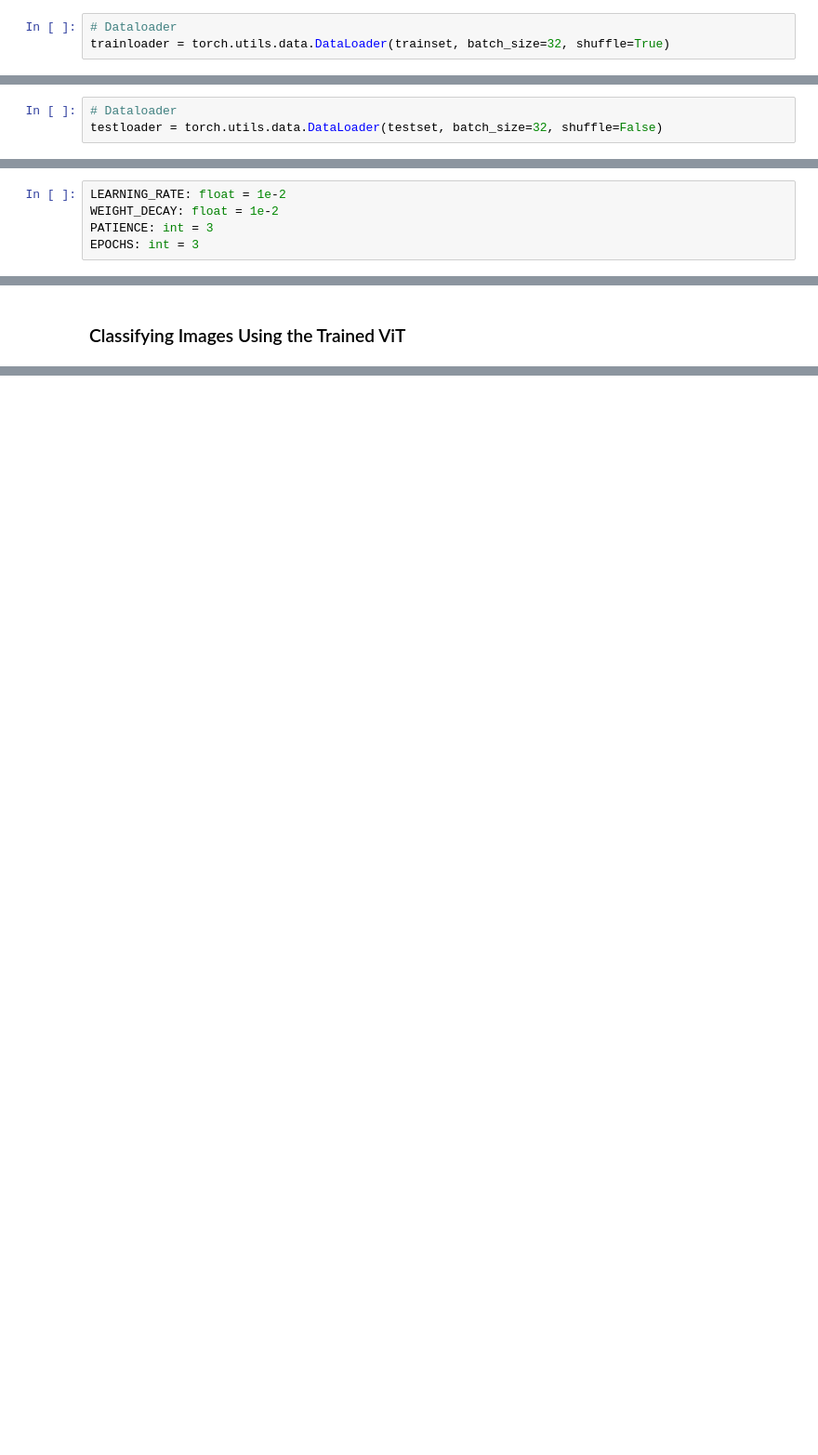
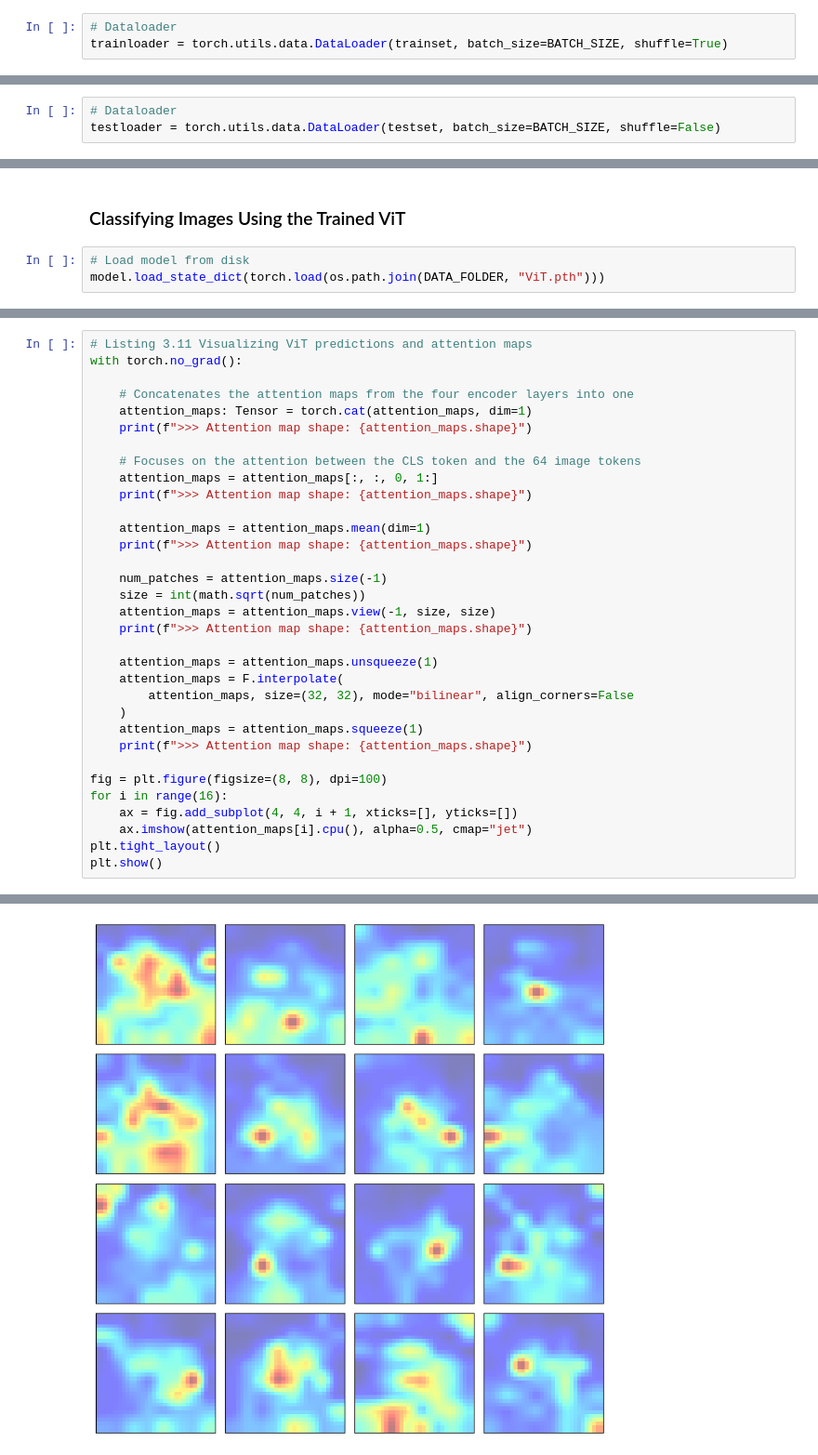
Before and after one commit to SandroAlex/llms-build-and-deploy, a Jupyter notebook: learning/build_a_text_to_image_generator_from_scratch/03_classify_images_with_a_vision_transformer.ipynb, the cells around one changed output, grey strips where cells are left out. Shown at 93% size. Drawn from its saved outputs; the diff is of its cells as text; blank space fills up the shorter version.

```diff
--- a/learning/build_a_text_to_image_generator_from_scratch/03_classify_images_with_a_vision_transformer.ipynb
+++ b/learning/build_a_text_to_image_generator_from_scratch/03_classify_images_with_a_vision_transformer.ipynb
@@ -124,7 +160,7 @@ trainset.transform = transforms.Compose(
 )
 # %%
 # Dataloader
-trainloader = torch.utils.data.DataLoader(trainset, batch_size=32, shuffle=True)
+trainloader = torch.utils.data.DataLoader(trainset, batch_size=BATCH_SIZE, shuffle=True)
 # %%
 # All batchs
 batchs = list(trainloader)
@@ -191,7 +235,7 @@ testset.transform = transforms.Compose(
 )
 # %%
 # Dataloader
-testloader = torch.utils.data.DataLoader(testset, batch_size=32, shuffle=False)
+testloader = torch.utils.data.DataLoader(testset, batch_size=BATCH_SIZE, shuffle=False)
 # %% [markdown]
 ## Building a ViT from Scratch
 # %% [markdown]
@@ -291,8 +368,3 @@ print(f">>> Number of trainable parameters: {n_params:,}")
-# %%
-LEARNING_RATE: float = 1e-2
-WEIGHT_DECAY: float = 1e-2
-PATIENCE: int = 3
-EPOCHS: int = 3
 # %% [markdown]
 ### Choosing the Optimizer and the Loss Function
 # %%
@@ -381,2 +485,5 @@ for i in range(EPOCHS):
 # %% [markdown]
 ### Classifying Images Using the Trained ViT
+# %%
+# Load model from disk
+model.load_state_dict(torch.load(os.path.join(DATA_FOLDER, "ViT.pth")))
@@ -382,0 +580,34 @@ for i in range(EPOCHS):
+# %%
+# Listing 3.11 Visualizing ViT predictions and attention maps
+with torch.no_grad():
+
+    # Concatenates the attention maps from the four encoder layers into one
+    attention_maps: Tensor = torch.cat(attention_maps, dim=1)
+    print(f">>> Attention map shape: {attention_maps.shape}")
+
+    # Focuses on the attention between the CLS token and the 64 image tokens
+    attention_maps = attention_maps[:, :, 0, 1:]
+    print(f">>> Attention map shape: {attention_maps.shape}")
+
+    attention_maps = attention_maps.mean(dim=1)
+    print(f">>> Attention map shape: {attention_maps.shape}")
+
+    num_patches = attention_maps.size(-1)
+    size = int(math.sqrt(num_patches))
+    attention_maps = attention_maps.view(-1, size, size)
+    print(f">>> Attention map shape: {attention_maps.shape}")
+
+    attention_maps = attention_maps.unsqueeze(1)
+    attention_maps = F.interpolate(
+        attention_maps, size=(32, 32), mode="bilinear", align_corners=False
+    )
+    attention_maps = attention_maps.squeeze(1)
+    print(f">>> Attention map shape: {attention_maps.shape}")
+
+fig = plt.figure(figsize=(8, 8), dpi=100)
+for i in range(16):
+    ax = fig.add_subplot(4, 4, i + 1, xticks=[], yticks=[])
+    ax.imshow(attention_maps[i].cpu(), alpha=0.5, cmap="jet")
+plt.tight_layout()
+plt.show()
+# %% [output]
@@ -382,0 +619 @@ for i in range(EPOCHS):
+[figure, added]
```
Also changed, not shown: parts of 32 cells of this notebook.
